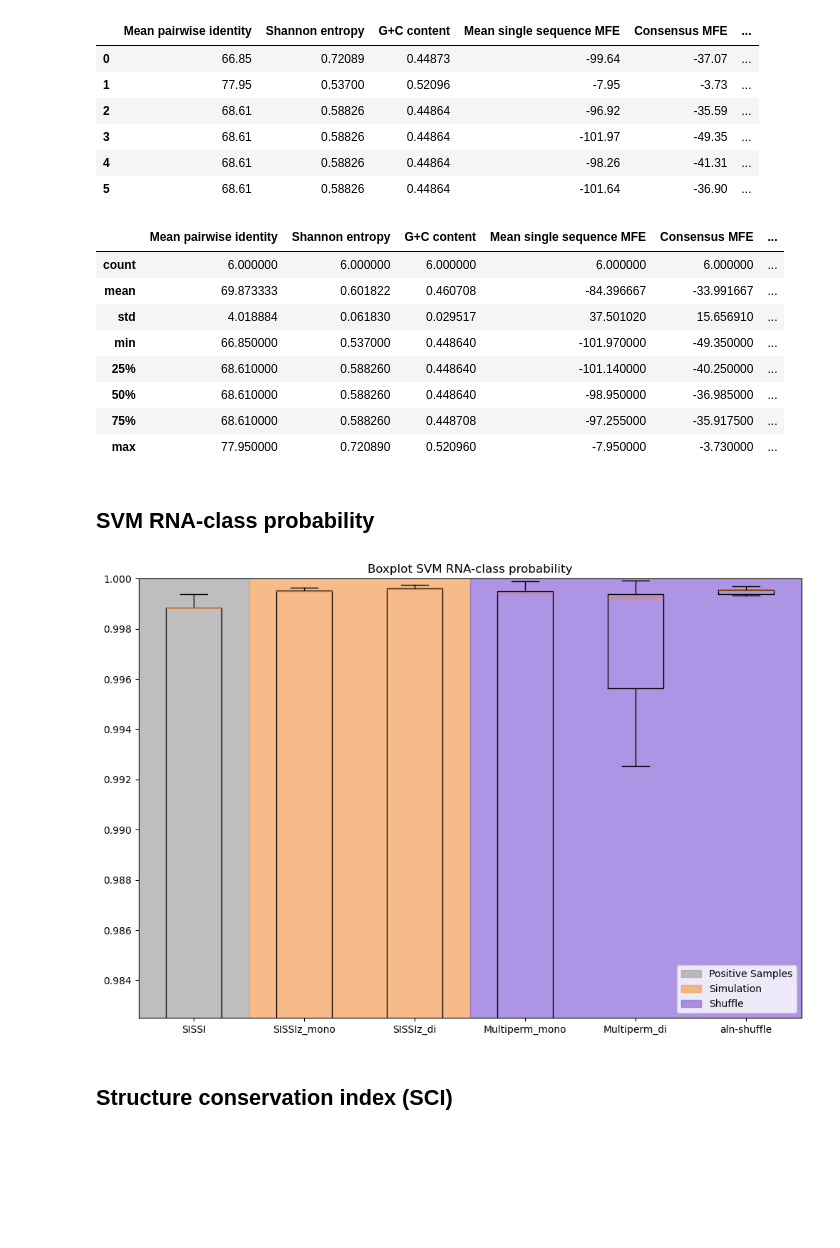
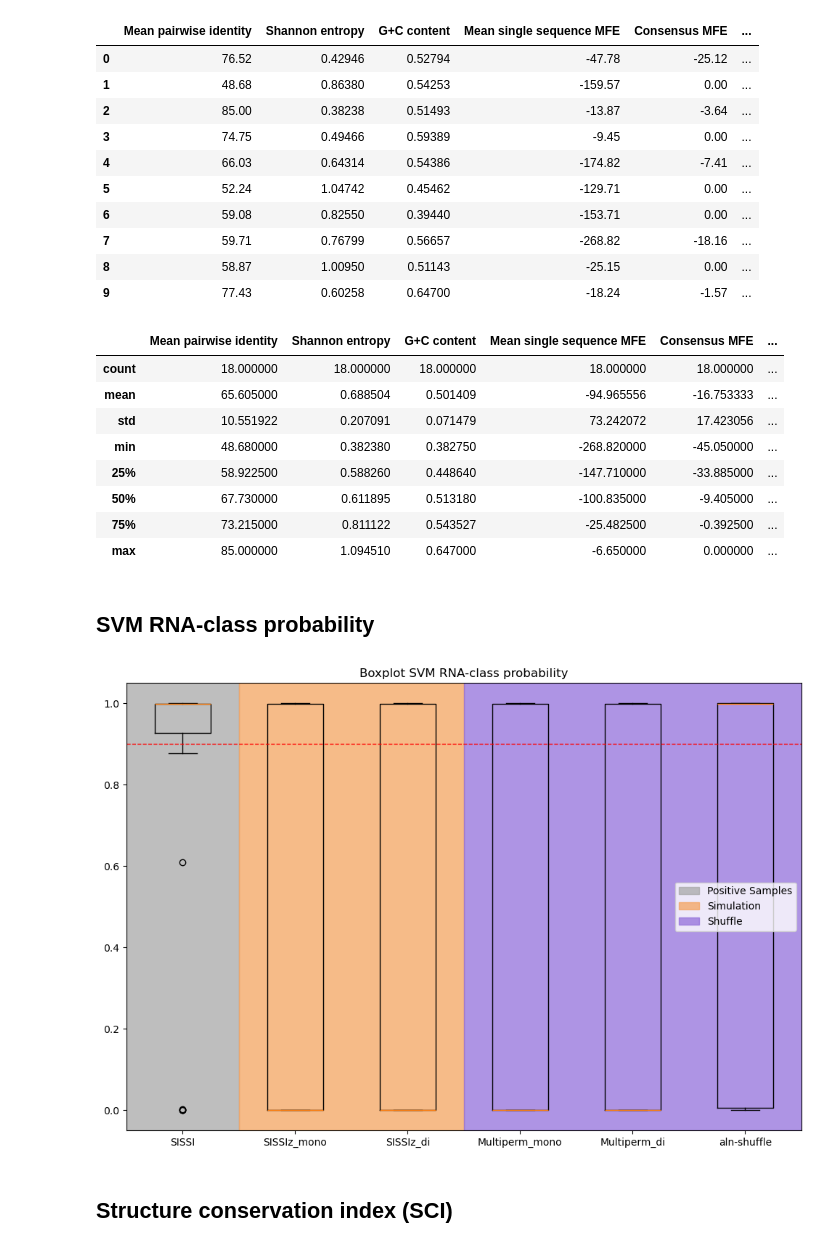
Before and after one commit to Faragas91/Masterarbeit, a Jupyter notebook: 2.Versuch/Scripts/for_Native_Data/RNAz_analyze.ipynb, the cells around one changed output. Drawn from its saved outputs; the diff is of its cells as text; code cells hidden in the pictures; blank space fills up the shorter version.

```diff
--- a/2.Versuch/Scripts/for_Native_Data/RNAz_analyze.ipynb
+++ b/2.Versuch/Scripts/for_Native_Data/RNAz_analyze.ipynb
@@ -10,12 +10,12 @@ import seaborn as sns
 import numpy as np
 from sklearn import metrics
 # %%
-df_native = pd.DataFrame(pd.read_excel("D:/Masterarbeit/2.Versuch/Data/Native_Data/RNAz_Excel/native.xlsx"))
-df_sissiz_mono = pd.DataFrame(pd.read_excel("D:/Masterarbeit/2.Versuch/Data/Native_Data/RNAz_Excel/sissiz_mono.xlsx"))
-df_sissiz_di = pd.DataFrame(pd.read_excel("D:/Masterarbeit/2.Versuch/Data/Native_Data/RNAz_Excel/sissiz_di.xlsx"))
-df_multiperm_mono = pd.DataFrame(pd.read_excel("D:/Masterarbeit/2.Versuch/Data/Native_Data/RNAz_Excel/multiperm_mono.xlsx"))
-df_multiperm_di = pd.DataFrame(pd.read_excel("D:/Masterarbeit/2.Versuch/Data/Native_Data/RNAz_Excel/multiperm_di.xlsx"))
-df_aln_shuffle = pd.DataFrame(pd.read_excel("D:/Masterarbeit/2.Versuch/Data/Native_Data/RNAz_Excel/alifoldz.xlsx"))
+df_native = pd.DataFrame(pd.read_excel("/mnt/hdd/Masterarbeit/2.Versuch/Native_Data//RNAz_Excel/native.xlsx"))
+df_sissiz_mono = pd.DataFrame(pd.read_excel("/mnt/hdd/Masterarbeit/2.Versuch/Native_Data//RNAz_Excel/sissiz_mono.xlsx"))
+df_sissiz_di = pd.DataFrame(pd.read_excel("/mnt/hdd/Masterarbeit/2.Versuch/Native_Data//RNAz_Excel/sissiz_di.xlsx"))
+df_multiperm_mono = pd.DataFrame(pd.read_excel("/mnt/hdd/Masterarbeit/2.Versuch/Native_Data//RNAz_Excel/multiperm_mono.xlsx"))
+df_multiperm_di = pd.DataFrame(pd.read_excel("/mnt/hdd/Masterarbeit/2.Versuch/Native_Data//RNAz_Excel/multiperm_di.xlsx"))
+df_aln_shuffle = pd.DataFrame(pd.read_excel("/mnt/hdd/Masterarbeit/2.Versuch/Native_Data//RNAz_Excel/alifoldz.xlsx"))
 # %%
 # df_native = pd.DataFrame(pd.read_excel("C:/bla/Waste/MA/Data/RNAz_Data_di_Excel/sissi.xlsx"))
 # df_sissiz_mono = pd.DataFrame(pd.read_excel("C:/bla/Waste/MA/Data/RNAz_Data_di_Excel/sissiz_mono.xlsx"))
@@ -193,12 +208,16 @@ new_df_aln_shuffle = df_aln_shuffle.drop(['Sequences', 'Columns', 'File'], axis=
 new_df_aln_shuffle.head(10)
 # %% [output]
 |  | Mean pairwise identity | Shannon entropy | G+C content | Mean single sequence MFE | Consensus MFE | ... |
-| 0 | 66.85 | 0.72089 | 0.44873 | -99.64 | -37.07 | ... |
-| 1 | 77.95 | 0.53700 | 0.52096 | -7.95 | -3.73 | ... |
-| 2 | 68.61 | 0.58826 | 0.44864 | -96.92 | -35.59 | ... |
-| 3 | 68.61 | 0.58826 | 0.44864 | -101.97 | -49.35 | ... |
-| 4 | 68.61 | 0.58826 | 0.44864 | -98.26 | -41.31 | ... |
-| 5 | 68.61 | 0.58826 | 0.44864 | -101.64 | -36.90 | ... |
+| 0 | 76.52 | 0.42946 | 0.52794 | -47.78 | -25.12 | ... |
+| 1 | 48.68 | 0.86380 | 0.54253 | -159.57 | 0.00 | ... |
+| 2 | 85.00 | 0.38238 | 0.51493 | -13.87 | -3.64 | ... |
+| 3 | 74.75 | 0.49466 | 0.59389 | -9.45 | 0.00 | ... |
+| 4 | 66.03 | 0.64314 | 0.54386 | -174.82 | -7.41 | ... |
+| 5 | 52.24 | 1.04742 | 0.45462 | -129.71 | 0.00 | ... |
+| 6 | 59.08 | 0.82550 | 0.39440 | -153.71 | 0.00 | ... |
+| 7 | 59.71 | 0.76799 | 0.56657 | -268.82 | -18.16 | ... |
+| 8 | 58.87 | 1.00950 | 0.51143 | -25.15 | 0.00 | ... |
+| 9 | 77.43 | 0.60258 | 0.64700 | -18.24 | -1.57 | ... |
 # %%
 new_df_aln_shuffle[['Mean pairwise identity',
         'Shannon entropy','G+C content',
@@ -212,38 +231,38 @@ new_df_aln_shuffle[['Mean pairwise identity',
         'SVM RNA-class probability']].describe()
 # %% [output]
 |  | Mean pairwise identity | Shannon entropy | G+C content | Mean single sequence MFE | Consensus MFE | ... |
-| count | 6.000000 | 6.000000 | 6.000000 | 6.000000 | 6.000000 | ... |
-| mean | 69.873333 | 0.601822 | 0.460708 | -84.396667 | -33.991667 | ... |
-| std | 4.018884 | 0.061830 | 0.029517 | 37.501020 | 15.656910 | ... |
-| min | 66.850000 | 0.537000 | 0.448640 | -101.970000 | -49.350000 | ... |
-| 25% | 68.610000 | 0.588260 | 0.448640 | -101.140000 | -40.250000 | ... |
-| 50% | 68.610000 | 0.588260 | 0.448640 | -98.950000 | -36.985000 | ... |
-| 75% | 68.610000 | 0.588260 | 0.448708 | -97.255000 | -35.917500 | ... |
-| max | 77.950000 | 0.720890 | 0.520960 | -7.950000 | -3.730000 | ... |
+| count | 18.000000 | 18.000000 | 18.000000 | 18.000000 | 18.000000 | ... |
+| mean | 65.605000 | 0.688504 | 0.501409 | -94.965556 | -16.753333 | ... |
+| std | 10.551922 | 0.207091 | 0.071479 | 73.242072 | 17.423056 | ... |
+| min | 48.680000 | 0.382380 | 0.382750 | -268.820000 | -45.050000 | ... |
+| 25% | 58.922500 | 0.588260 | 0.448640 | -147.710000 | -33.885000 | ... |
+| 50% | 67.730000 | 0.611895 | 0.513180 | -100.835000 | -9.405000 | ... |
+| 75% | 73.215000 | 0.811122 | 0.543527 | -25.482500 | -0.392500 | ... |
+| max | 85.000000 | 1.094510 | 0.647000 | -6.650000 | 0.000000 | ... |
 # %% [markdown]
 ## SVM RNA-class probability
 # %%
 dataframes = [new_df_native, new_df_sissiz_mono, new_df_sissiz_di, new_df_multiperm_mono, new_df_multiperm_di, new_df_aln_shuffle]
 labels = ['SISSI', 'SISSIz_mono', 'SISSIz_di', 'Multiperm_mono', 'Multiperm_di', 'aln-shuffle']
 data = [df['SVM RNA-class probability'] for df in dataframes]
 thresholds = [0.9]
 
 plt.figure(figsize=(12, 8))
 plt.boxplot(data, labels=labels)
 
 for t in thresholds:
     plt.axhline(y=t, color='red', linestyle='--', linewidth=1)
 
 plt.axvspan(0.5, 1.5, color="darkgray", alpha=0.75, edgecolor="black", label='Positive Samples')
 plt.axvspan(1.5, 3.5, color="sandybrown", alpha=0.75, edgecolor="black", label='Simulation')
 plt.axvspan(3.5, 6.5, color="mediumpurple", alpha=0.75, edgecolor="black", label='Shuffle')
 
-plt.ylim(0.9825, 1.0)
+# plt.ylim(0.9825, 1.0)
 plt.title('Boxplot SVM RNA-class probability')
 plt.legend()
 plt.show()
 # %% [output]
-[figure, old version]
+[figure, new version]
 # %% [markdown]
 ## Structure conservation index (SCI)
 # %%
```
Also changed, not shown: parts of 14 cells of this notebook, 3 other files.
